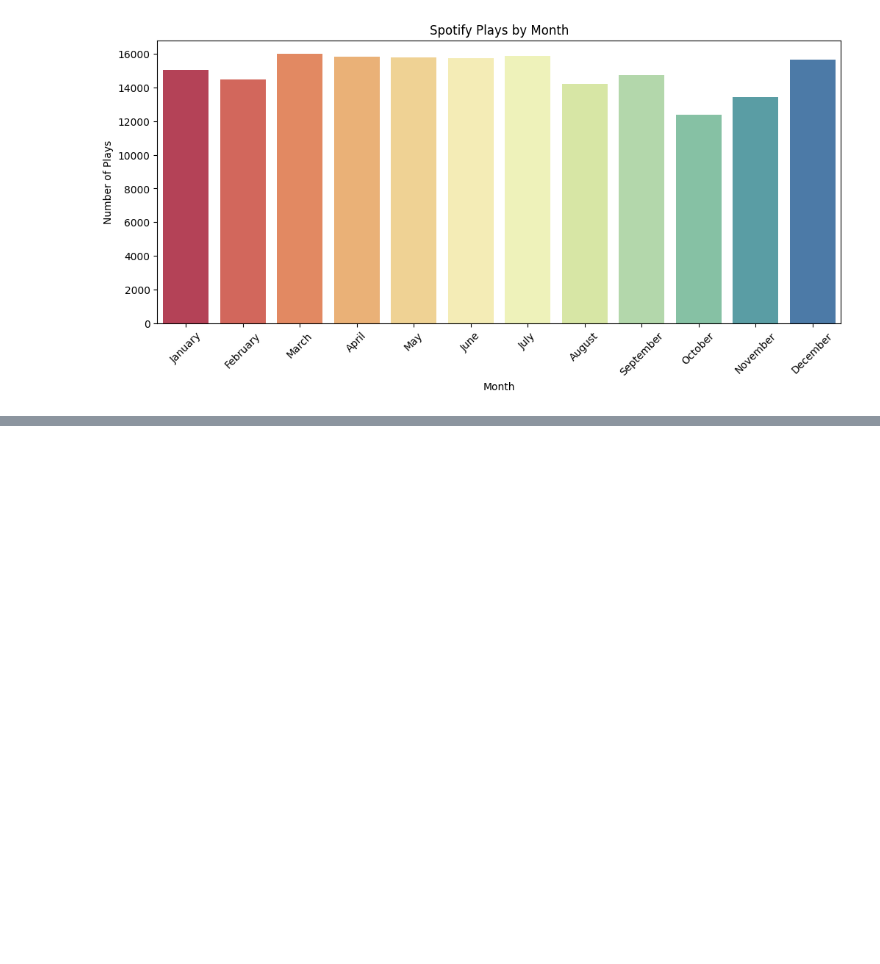
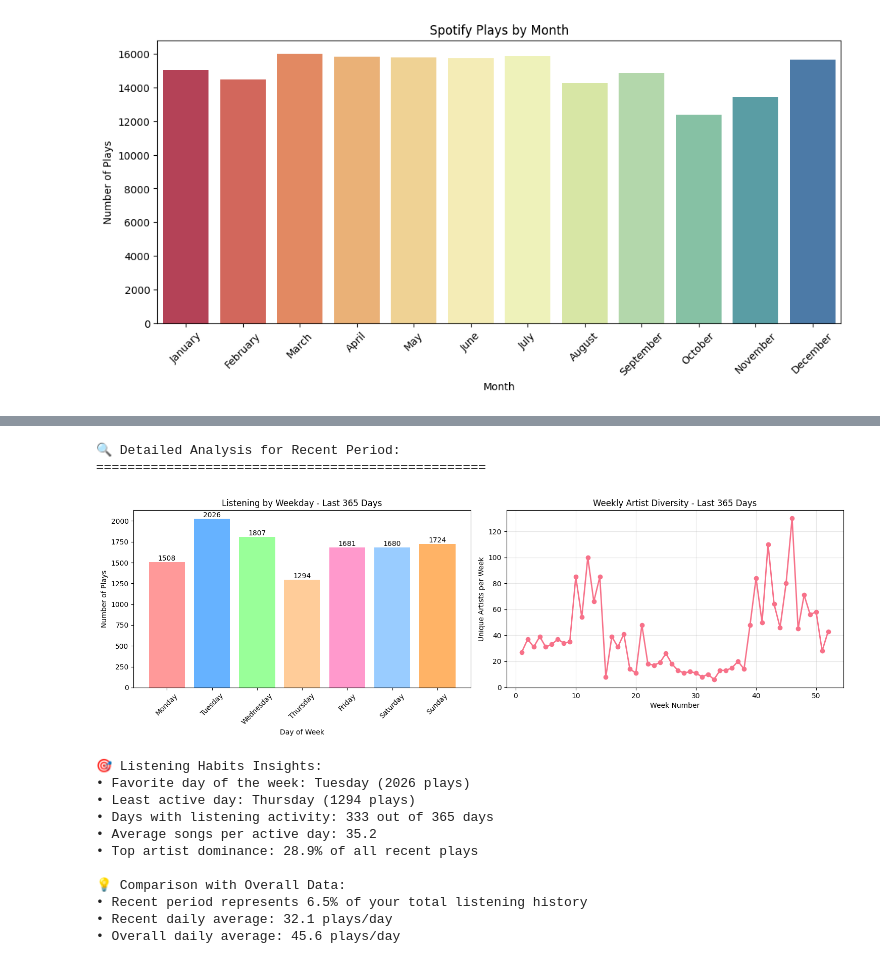
Before and after one commit to alicewarren23/Spotify-Listening-History, a Jupyter notebook: Exploratory-Analysis.ipynb, the cells around one changed output, grey strips where cells are left out. Drawn from its saved outputs; the diff is of its cells as text; code cells hidden in the pictures; blank space fills up the shorter version.

```diff
--- a/Exploratory-Analysis.ipynb
+++ b/Exploratory-Analysis.ipynb
@@ -108,0 +241,63 @@ Passing `palette` without assigning `hue` is deprecated and will be removed in v
+# %%
+
+print("🔍 Detailed Analysis for Recent Period:")
+print("="*50)
+
+weekday_recent = df_recent["Weekday"].value_counts().reindex(
+    ["Monday", "Tuesday", "Wednesday", "Thursday", "Friday", "Saturday", "Sunday"]
+)
+
+plt.figure(figsize=(15, 5))
+
+plt.subplot(1, 2, 1)
+colors = ['#FF9999', '#66B2FF', '#99FF99', '#FFCC99', '#FF99CC', '#99CCFF', '#FFB366']
+plt.bar(weekday_recent.index, weekday_recent.values, color=colors)
+plt.title(f'Listening by Weekday - Last {days_to_analyze} Days')
+plt.xlabel('Day of Week')
+plt.ylabel('Number of Plays')
+plt.xticks(rotation=45)
+
+for i, v in enumerate(weekday_recent.values):
+    plt.text(i, v + 1, str(v), ha='center', va='bottom')
+
+plt.subplot(1, 2, 2)
+weekly_artist_diversity = df_recent.groupby(df_recent['Date'].apply(lambda x: x.isocalendar()[1]))['Artist'].nunique()
+plt.plot(weekly_artist_diversity.index, weekly_artist_diversity.values, marker='o', linewidth=2, markersize=6)
+plt.title(f'Weekly Artist Diversity - Last {days_to_analyze} Days')
+plt.xlabel('Week Number')
+plt.ylabel('Unique Artists per Week')
+plt.grid(True, alpha=0.3)
+
+plt.tight_layout()
+plt.show()
+
+print(f"\n🎯 Listening Habits Insights:")
+print(f"• Favorite day of the week: {weekday_recent.idxmax()} ({weekday_recent.max()} plays)")
+print(f"• Least active day: {weekday_recent.idxmin()} ({weekday_recent.min()} plays)")
+
+date_series = df_recent['Date'].value_counts().sort_index()
+print(f"• Days with listening activity: {len(date_series)} out of {days_to_analyze} days")
+print(f"• Average songs per active day: {len(df_recent) / len(date_series):.1f}")
+
+top_artist_percentage = (top_artists_recent.iloc[0] / len(df_recent)) * 100
+print(f"• Top artist dominance: {top_artist_percentage:.1f}% of all recent plays")
+
+print(f"\n💡 Comparison with Overall Data:")
+print(f"• Recent period represents {len(df_recent)/len(df)*100:.1f}% of your total listening history")
+print(f"• Recent daily average: {len(df_recent)/days_to_analyze:.1f} plays/day")
+print(f"• Overall daily average: {len(df)/(df['Date'].max() - df['Date'].min()).days:.1f} plays/day")
+# %% [output]
+🔍 Detailed Analysis for Recent Period:
+==================================================
+[figure, added]
+🎯 Listening Habits Insights:
+• Favorite day of the week: Tuesday (2026 plays)
+• Least active day: Thursday (1294 plays)
+• Days with listening activity: 333 out of 365 days
+• Average songs per active day: 35.2
+• Top artist dominance: 28.9% of all recent plays
+
+💡 Comparison with Overall Data:
+• Recent period represents 6.5% of your total listening history
+• Recent daily average: 32.1 plays/day
+• Overall daily average: 45.6 plays/day
```
Also changed, not shown: parts of 7 cells of this notebook, 11 other files.
